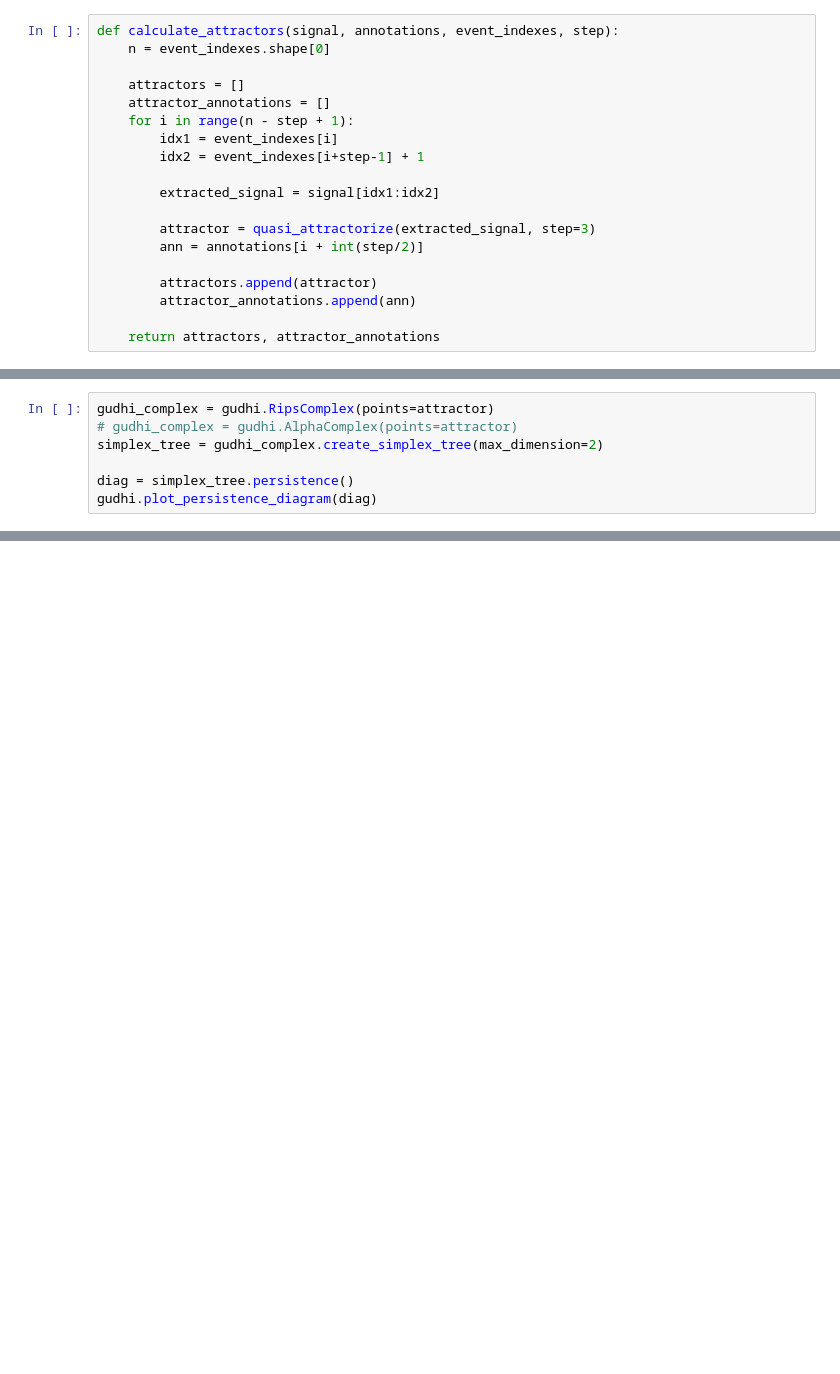
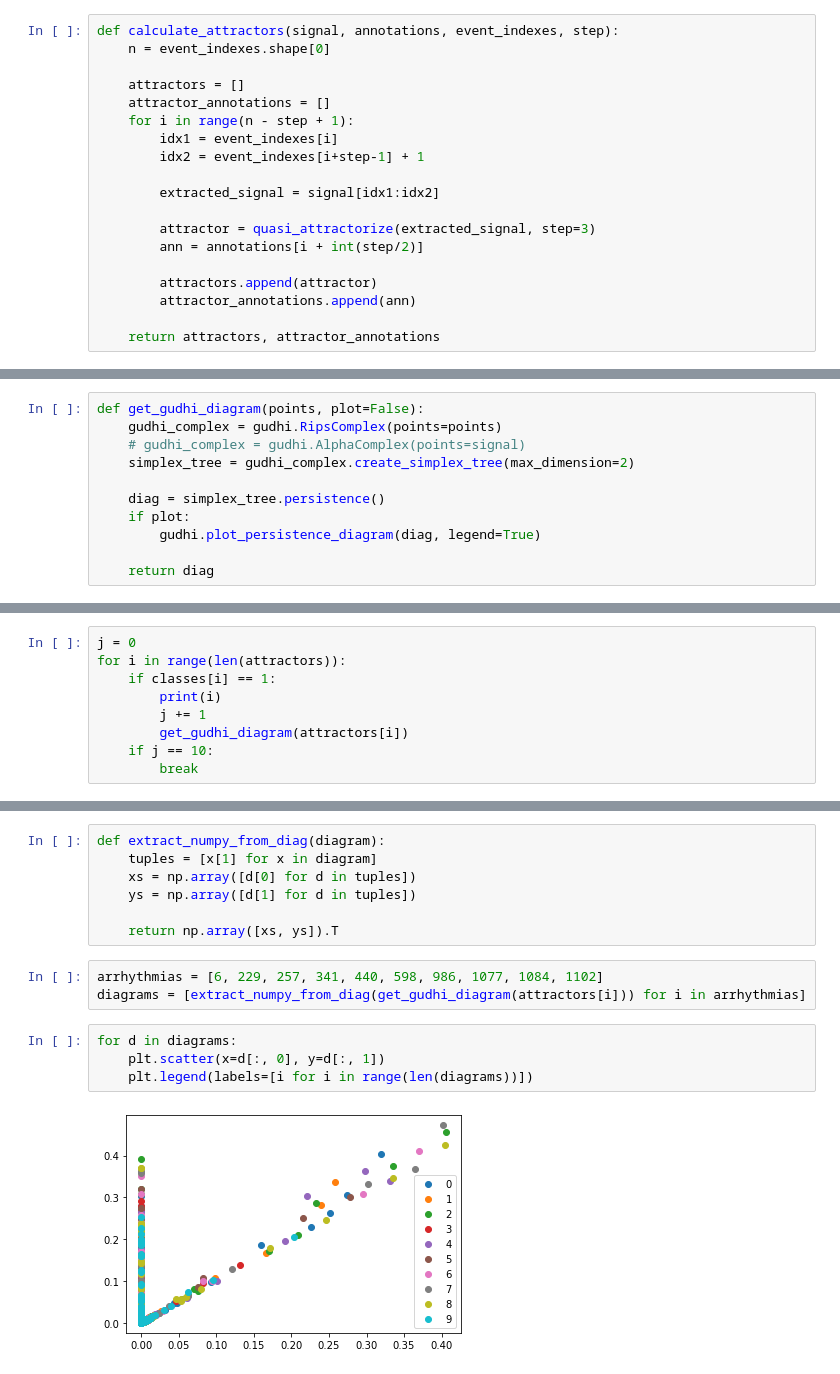
Before and after one commit to anticdimi/tda-arrhythmia-detection, a Jupyter notebook: src/prep.ipynb, the cells around one changed output, grey strips where cells are left out. Drawn from its saved outputs; the diff is of its cells as text; blank space fills up the shorter version.

```diff
--- a/src/prep.ipynb
+++ b/src/prep.ipynb
@@ -118,7 +145,11 @@ label_store symbol                                    description
 # %%
-gudhi_complex = gudhi.RipsComplex(points=attractor)
-# gudhi_complex = gudhi.AlphaComplex(points=attractor)
-simplex_tree = gudhi_complex.create_simplex_tree(max_dimension=2)
+def get_gudhi_diagram(points, plot=False):
+    gudhi_complex = gudhi.RipsComplex(points=points)
+    # gudhi_complex = gudhi.AlphaComplex(points=signal)
+    simplex_tree = gudhi_complex.create_simplex_tree(max_dimension=2)
 
-diag = simplex_tree.persistence()
-gudhi.plot_persistence_diagram(diag)
+    diag = simplex_tree.persistence()
+    if plot:
+        gudhi.plot_persistence_diagram(diag, legend=True)
+
+    return diag
@@ -127,0 +156,9 @@ gudhi.plot_persistence_diagram(diag)
+# %%
+j = 0
+for i in range(len(attractors)):
+    if classes[i] == 1:
+        print(i)
+        j += 1
+        get_gudhi_diagram(attractors[i])
+    if j == 10:
+        break
@@ -127,0 +176,16 @@ gudhi.plot_persistence_diagram(diag)
+# %%
+def extract_numpy_from_diag(diagram):
+    tuples = [x[1] for x in diagram]
+    xs = np.array([d[0] for d in tuples])
+    ys = np.array([d[1] for d in tuples])
+
+    return np.array([xs, ys]).T
+# %%
+arrhythmias = [6, 229, 257, 341, 440, 598, 986, 1077, 1084, 1102]
+diagrams = [extract_numpy_from_diag(get_gudhi_diagram(attractors[i])) for i in arrhythmias]
+# %%
+for d in diagrams:
+    plt.scatter(x=d[:, 0], y=d[:, 1])
+    plt.legend(labels=[i for i in range(len(diagrams))])
+# %% [output]
+[figure, added]
```
Also changed, not shown: parts of 20 cells of this notebook.
